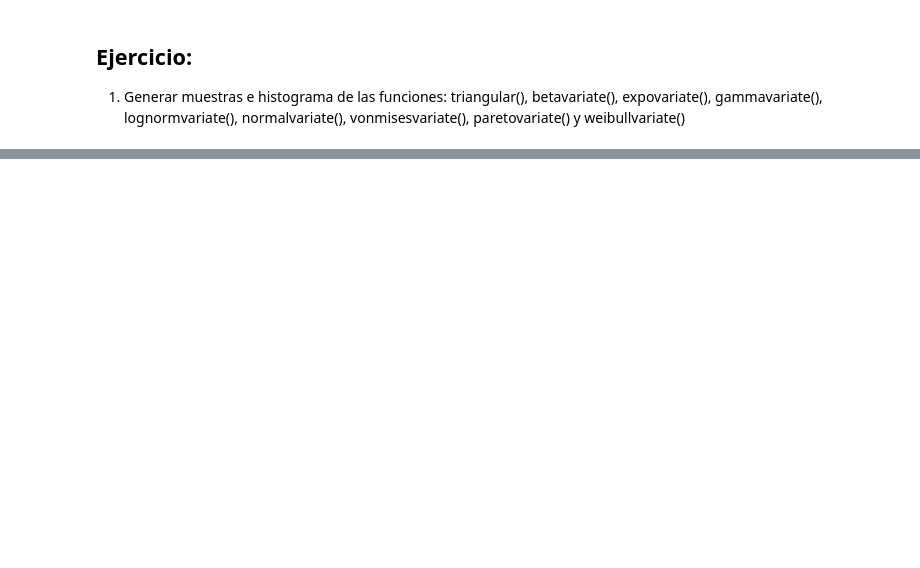
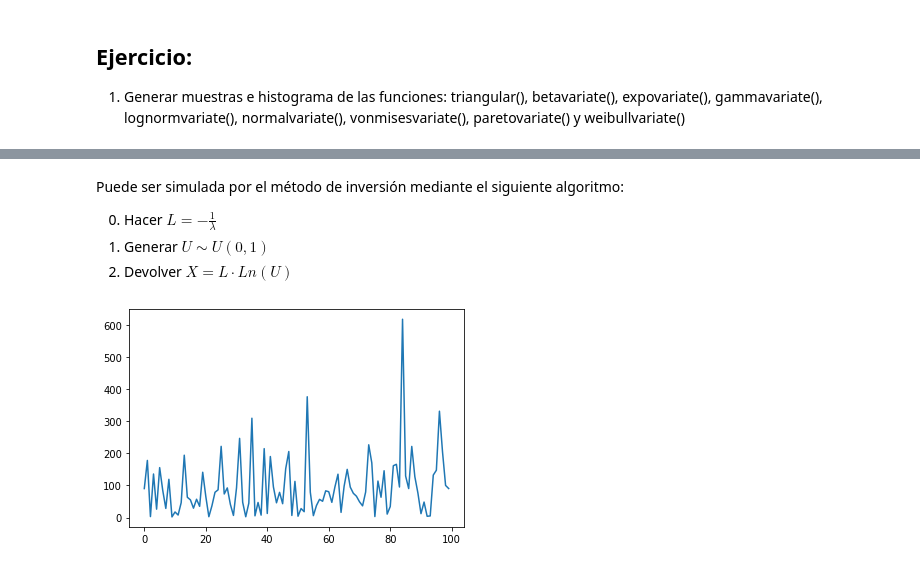
Before and after one commit to Medetl/Simulacion, a Jupyter notebook: mas numeros aleatorios.ipynb, the cells around one changed output, grey strips where cells are left out. Cells and saved outputs as stored; diff of their text form; code cells hidden in the pictures; blank space fills up the shorter version.

```diff
--- a/mas numeros aleatorios.ipynb
+++ b/mas numeros aleatorios.ipynb
@@ -119,0 +177,6 @@ plt.show()
+# %% [markdown]
+Puede ser simulada por el método de inversión mediante el siguiente algoritmo:
+
+0. Hacer $L = -\frac{1}{\lambda}$
+1. Generar $U \sim U(0, 1)$
+2. Devolver $X = L \cdot Ln(U)$
@@ -119,0 +189,15 @@ plt.show()
+# %%
+#Generamos una lista de números aleatorios que siguen la distribución exponencial.
+
+nums = []
+lamb = 0.01                                     # Párametro de la función exponencial
+L = -1.0/lamb #inversa de lambda
+
+for i in range(100):
+    temp = L*np.log(random.random())            # Pasos 1 y 2
+    nums.append(temp)
+
+plt.plot(nums)
+plt.show()
+# %% [output]
+[figure, added]
```
Also changed, not shown: parts of 25 cells of this notebook.
